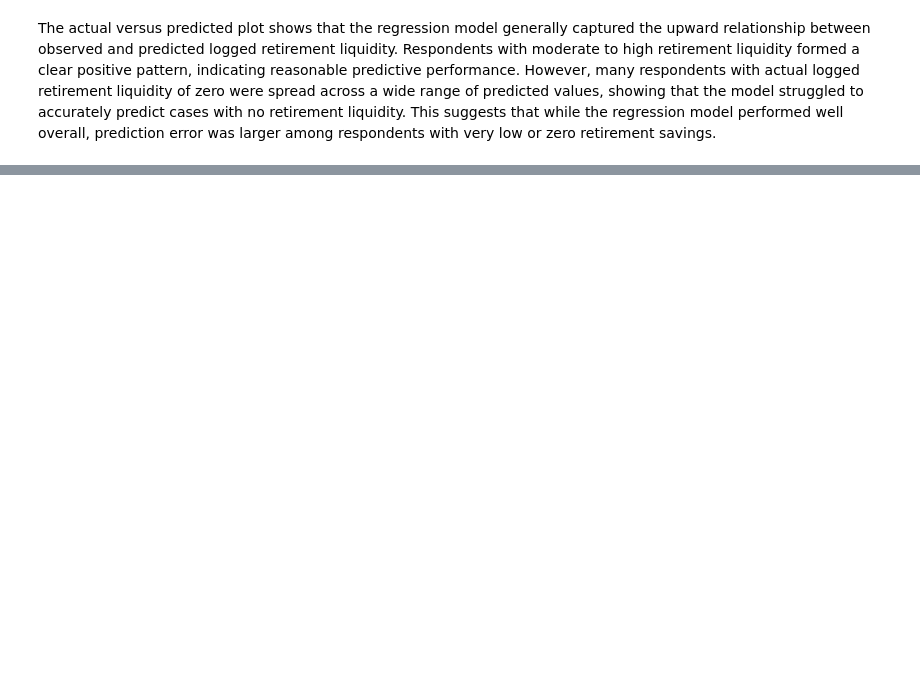
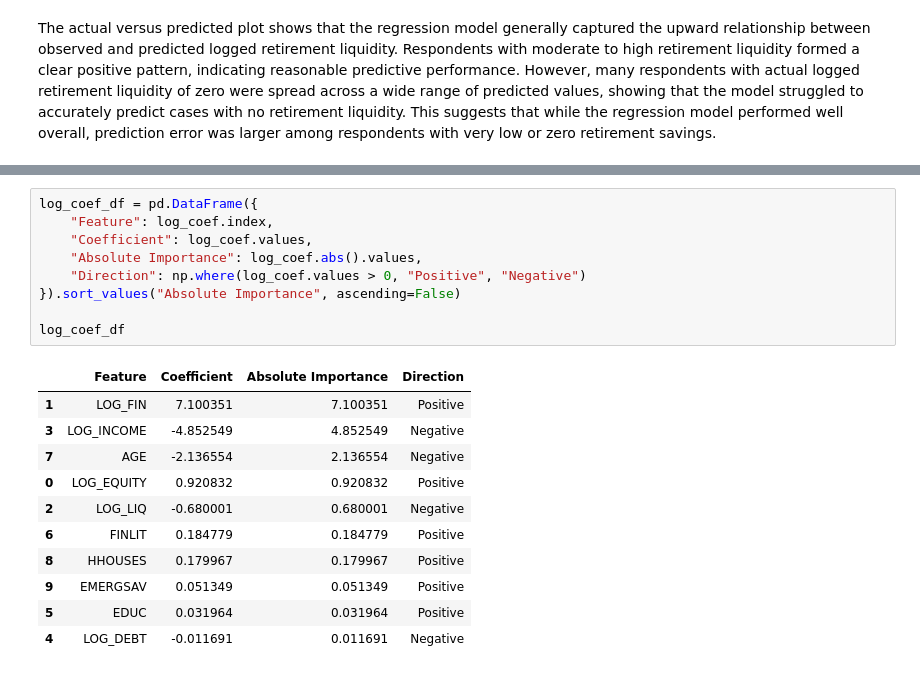
Before and after one commit to jsween/CapstoneProject, a Jupyter notebook: notebooks/04_ML_Models.ipynb, the cells around one changed output, grey strips where cells are left out. Drawn from its saved outputs; the diff is of its cells as text; blank space fills up the shorter version.

```diff
--- a/notebooks/04_ML_Models.ipynb
+++ b/notebooks/04_ML_Models.ipynb
@@ -804,0 +848,21 @@ The actual versus predicted plot shows that the regression model generally captu
+# %%
+log_coef_df = pd.DataFrame({
+    "Feature": log_coef.index,
+    "Coefficient": log_coef.values,
+    "Absolute Importance": log_coef.abs().values,
+    "Direction": np.where(log_coef.values > 0, "Positive", "Negative")
+}).sort_values("Absolute Importance", ascending=False)
+
+log_coef_df
+# %% [output]
+|  | Feature | Coefficient | Absolute Importance | Direction |
+| 1 | LOG_FIN | 7.100351 | 7.100351 | Positive |
+| 3 | LOG_INCOME | -4.852549 | 4.852549 | Negative |
+| 7 | AGE | -2.136554 | 2.136554 | Negative |
+| 0 | LOG_EQUITY | 0.920832 | 0.920832 | Positive |
+| 2 | LOG_LIQ | -0.680001 | 0.680001 | Negative |
+| 6 | FINLIT | 0.184779 | 0.184779 | Positive |
+| 8 | HHOUSES | 0.179967 | 0.179967 | Positive |
+| 9 | EMERGSAV | 0.051349 | 0.051349 | Positive |
+| 5 | EDUC | 0.031964 | 0.031964 | Positive |
+| 4 | LOG_DEBT | -0.011691 | 0.011691 | Negative |
```
Also changed, not shown: parts of 17 cells of this notebook.
